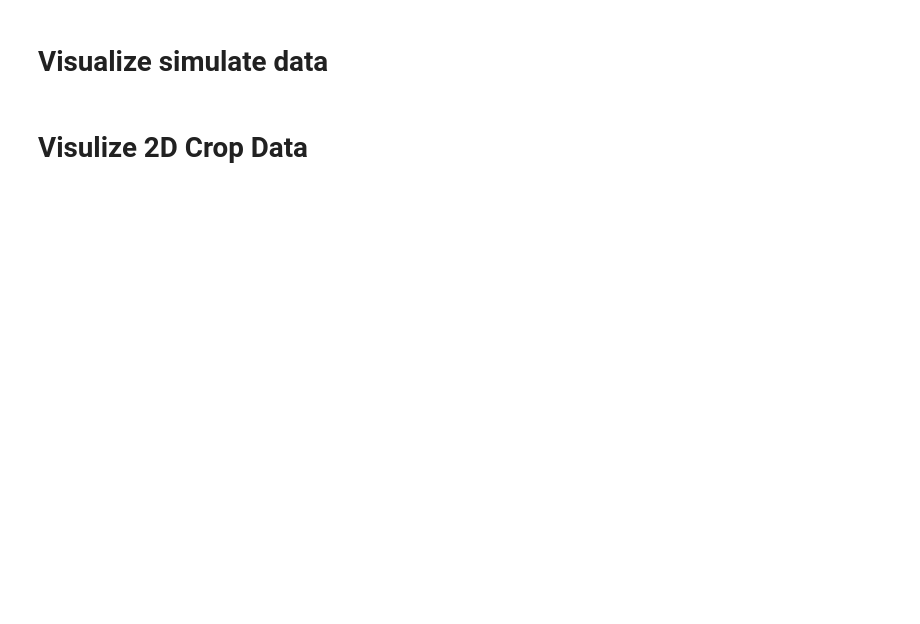
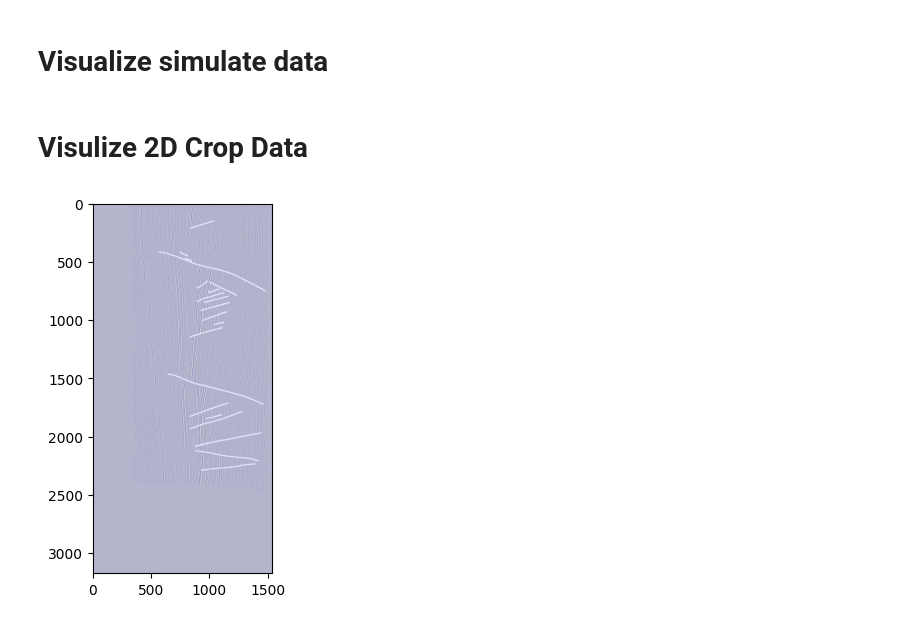
Before and after one commit to Kinlyran/Fault_Recong_zzr, a Jupyter notebook: data_explore.ipynb, the cells around one changed output. Drawn from its saved outputs; the diff is of its cells as text; code cells hidden in the pictures; blank space fills up the shorter version.

```diff
--- a/data_explore.ipynb
+++ b/data_explore.ipynb
@@ -86,11 +84,11 @@ plt.show()
 # %% [markdown]
 # Visulize 2D Crop Data
 # %%
-root_dir = '/home/zhangzr/FaultRecongnition/Fault_data/2Dfault/converted'
+root_dir = '/home/zhangzr/FaultRecongnition/Fault_data/public_data/2d_slices'
 split = 'train'
 data_lst = os.listdir(os.path.join(root_dir, split, 'image'))
 # %%
-idx = 5
+idx = 700
 image_name = data_lst[idx]
 image = cv2.imread(os.path.join(root_dir, split,'image', image_name), cv2.IMREAD_UNCHANGED)
 label = cv2.imread(os.path.join(root_dir,  split,'ann', image_name), cv2.IMREAD_UNCHANGED)
@@ -106,0 +95,6 @@ plt.show()
+# %%
+plt.imshow(image, cmap='seismic')
+plt.imshow(label, cmap='gray', alpha=0.2)
+plt.show()
+# %% [output]
+[figure, added]
```
Also changed, not shown: parts of 5 cells of this notebook, 3 other files.
